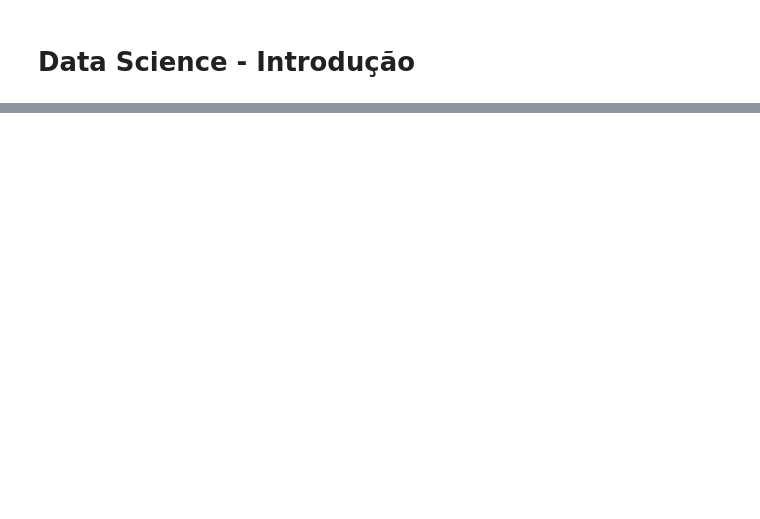
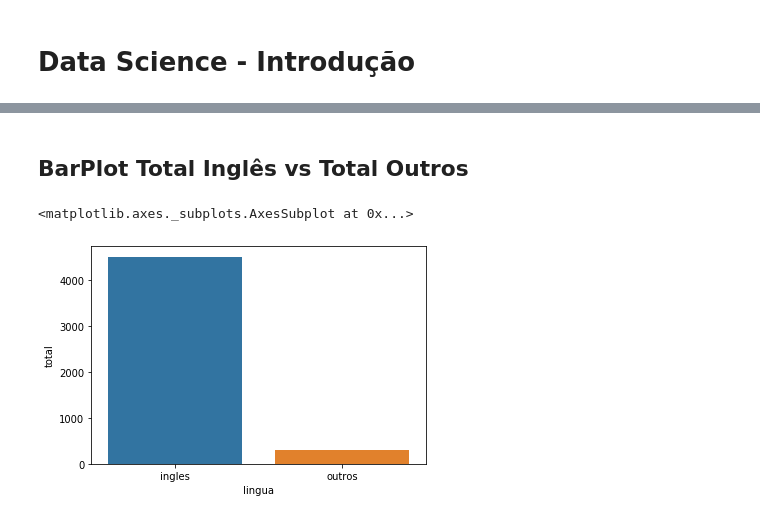
Before and after one commit to vinimmelo/data-science-sample, a Jupyter notebook: alura/DataScienceIntro.ipynb, the cells around one changed output, grey strips where cells are left out. Drawn from its saved outputs; the diff is of its cells as text; code cells hidden in the pictures; blank space fills up the shorter version.

```diff
--- a/alura/DataScienceIntro.ipynb
+++ b/alura/DataScienceIntro.ipynb
@@ -96,0 +49,18 @@ Name: nota, dtype: float64
+# %%
+total_por_lingua = tmdb['original_language'].value_counts()
+total_geral = total_por_lingua.sum()
+total_de_ingles = total_por_lingua.loc['en']
+total_do_resto = total_geral - total_de_ingles
+# %%
+dados = {
+    'lingua': ['ingles', 'outros'],
+    'total': [total_de_ingles, total_do_resto]
+}
+dados = pd.DataFrame(dados)
+# %% [markdown]
+## BarPlot Total Inglês vs Total Outros
+# %%
+sns.barplot(x='lingua', y='total', data=dados)
+# %% [output]
+<matplotlib.axes._subplots.AxesSubplot at 0x...>
+[figure, added]
```
Also changed, not shown: parts of 21 cells of this notebook.
